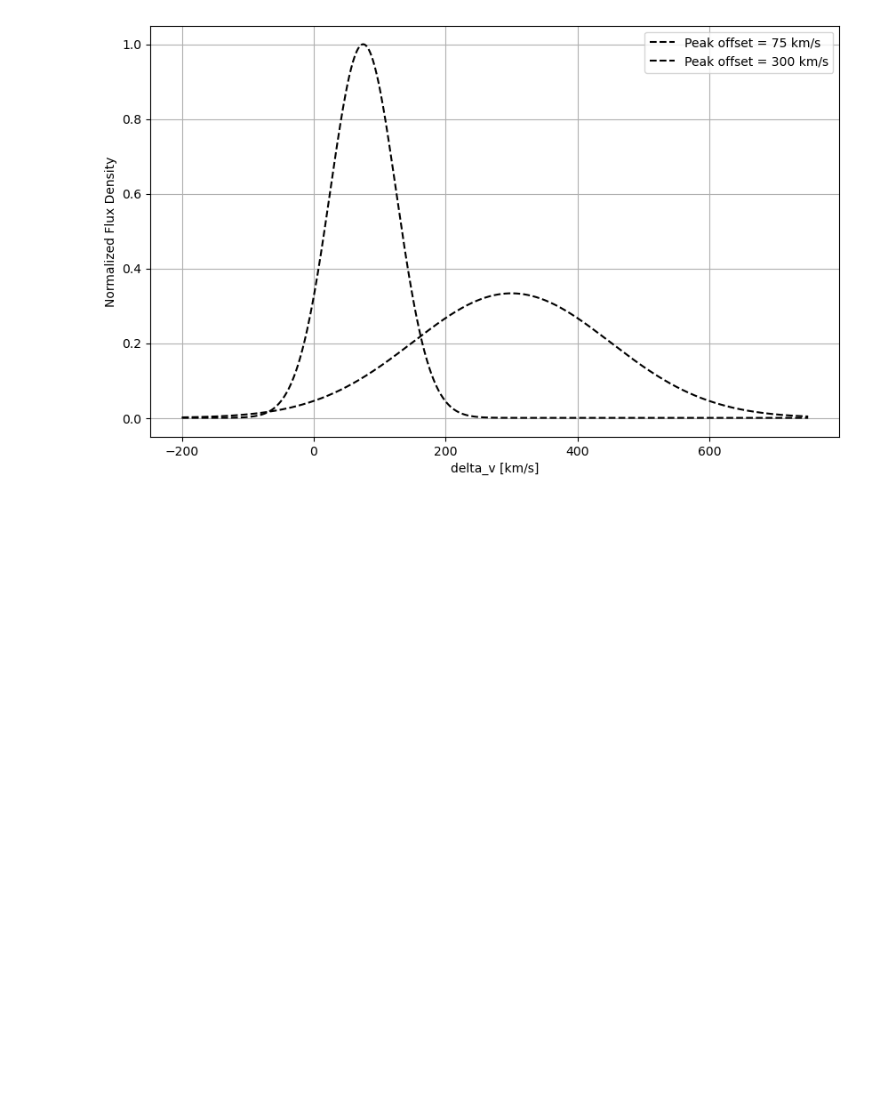
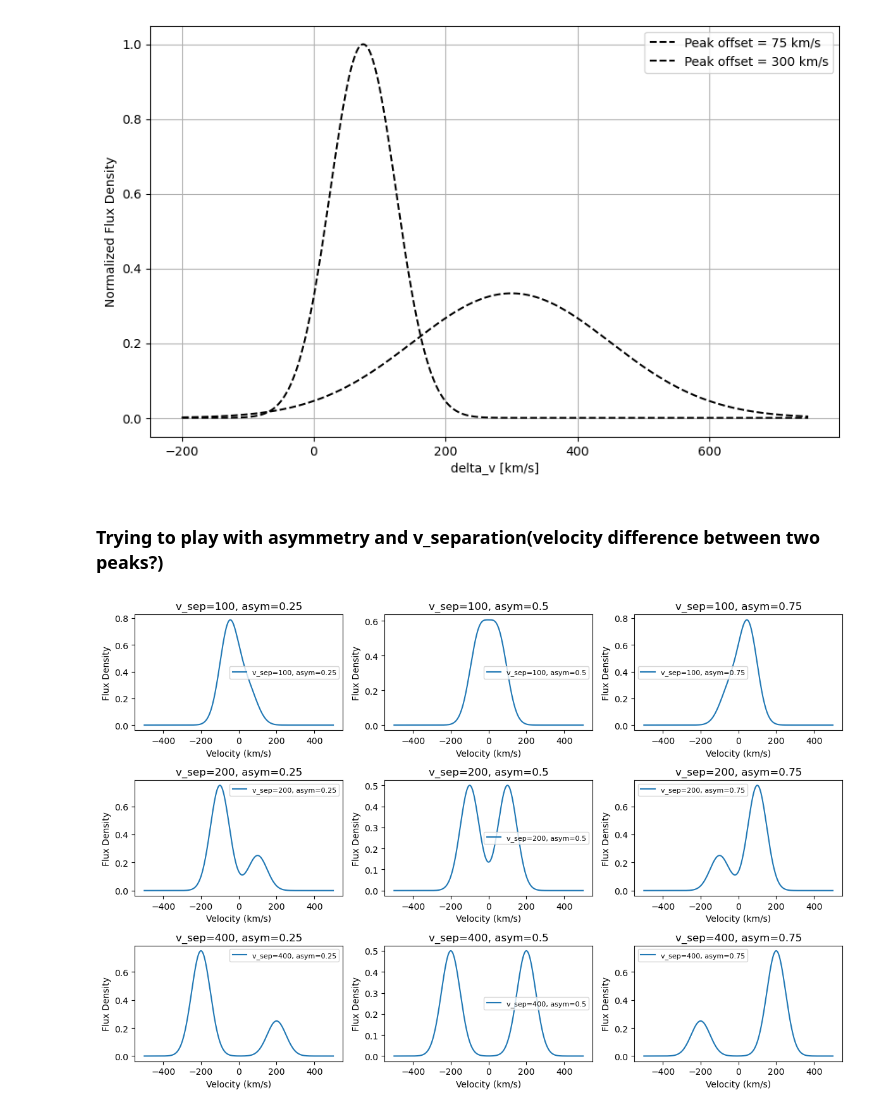
Before and after one commit to GGitanjali/Master-Thesis, a Jupyter notebook: code/instrinsic_spectra.ipynb, the cells around one changed output. Cells and saved outputs as stored; diff of their text form; code cells hidden in the pictures; blank space fills up the shorter version.

```diff
--- a/code/instrinsic_spectra.ipynb
+++ b/code/instrinsic_spectra.ipynb
@@ -3,7 +3,7 @@ import numpy as np
 import matplotlib.pyplot as plt
 
 def intrinsic_lya_lineshape(velocity, delta_v, sigma_alpha):
-    lineshape = (1 / (np.sqrt(2 * np.pi) * sigma_alpha)) * np.exp(-0.5 * ((velocity - delta_v) / sigma_alpha)**2)
+    lineshape = np.exp(-0.5 * ((velocity - delta_v) / sigma_alpha)**2)
     return lineshape
 
 
@@ -33,3 +33,52 @@ if __name__ == "__main__":
     plt.show()
 # %% [output]
 [figure]
+# %% [markdown]
+### Trying to play with asymmetry and v_separation(velocity difference between two peaks?)
+# %%
+import numpy as np
+import matplotlib.pyplot as plt
+
+def gaussian(velocity, delta_v, sigma, amplitude=1):
+    return amplitude * np.exp(-0.5 * ((velocity - delta_v) / sigma)**2)
+
+def two_gaussians_with_asymmetry(velocity, v_separation, sigma, l_red_l_total):
+    l_red = l_red_l_total
+    l_blue = 1 - l_red
+
+    # First Gaussian (blueshifted)
+    gaussian_blue = gaussian(velocity, -v_separation / 2, sigma, amplitude=l_blue)
+
+    # Second Gaussian (redshifted)
+    gaussian_red = gaussian(velocity, v_separation / 2, sigma, amplitude=l_red)
+
+    # Combining them
+    return gaussian_blue + gaussian_red
+
+
+if __name__ == "__main__":
+
+    velocity = np.linspace(-500, 500, 1000)
+    sigma = 50
+    v_separations = [100, 200, 400]  # Velocity separations (km/s)
+    asymmetries = [0.25, 0.5, 0.75]  # Asymmetry ratios (L_red / L_total)
+
+    # Create plots
+    plt.figure(figsize=(12, 8))
+
+    for i, v_separation in enumerate(v_separations):
+        for j, asymmetry in enumerate(asymmetries):
+            profile = two_gaussians_with_asymmetry(velocity, v_separation, sigma, asymmetry)
+
+            # Plot the result
+            plt.subplot(len(v_separations), len(asymmetries), i * len(asymmetries) + j + 1)
+            plt.plot(velocity, profile, label=f"v_sep={v_separation}, asym={asymmetry}")
+            plt.title(f"v_sep={v_separation}, asym={asymmetry}")
+            plt.xlabel("Velocity (km/s)")
+            plt.ylabel("Flux Density")
+            plt.legend(fontsize=8)
+
+    plt.tight_layout()
+    plt.show()
+# %% [output]
+[figure, added]
```
Also changed, not shown: 6 other files.
